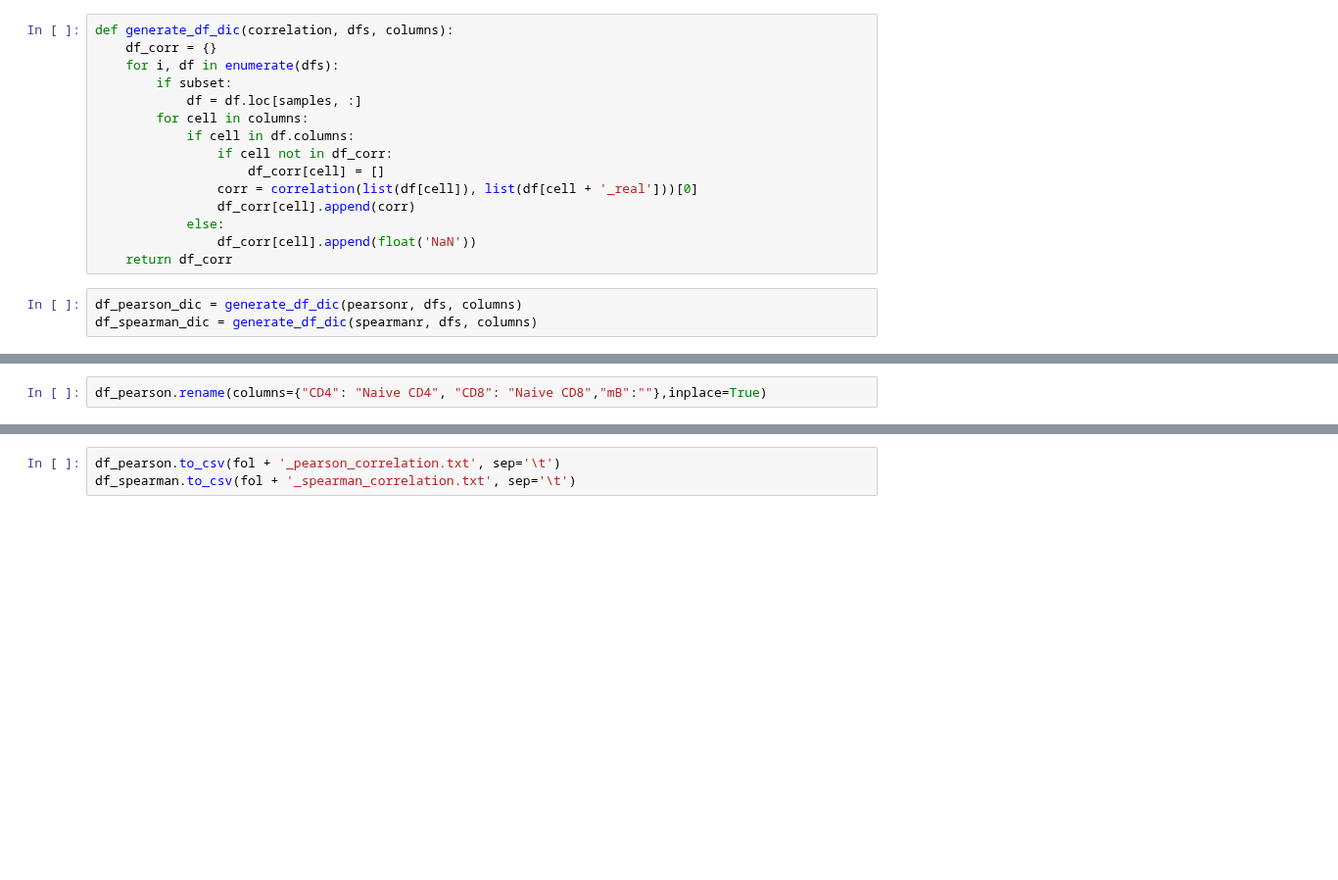
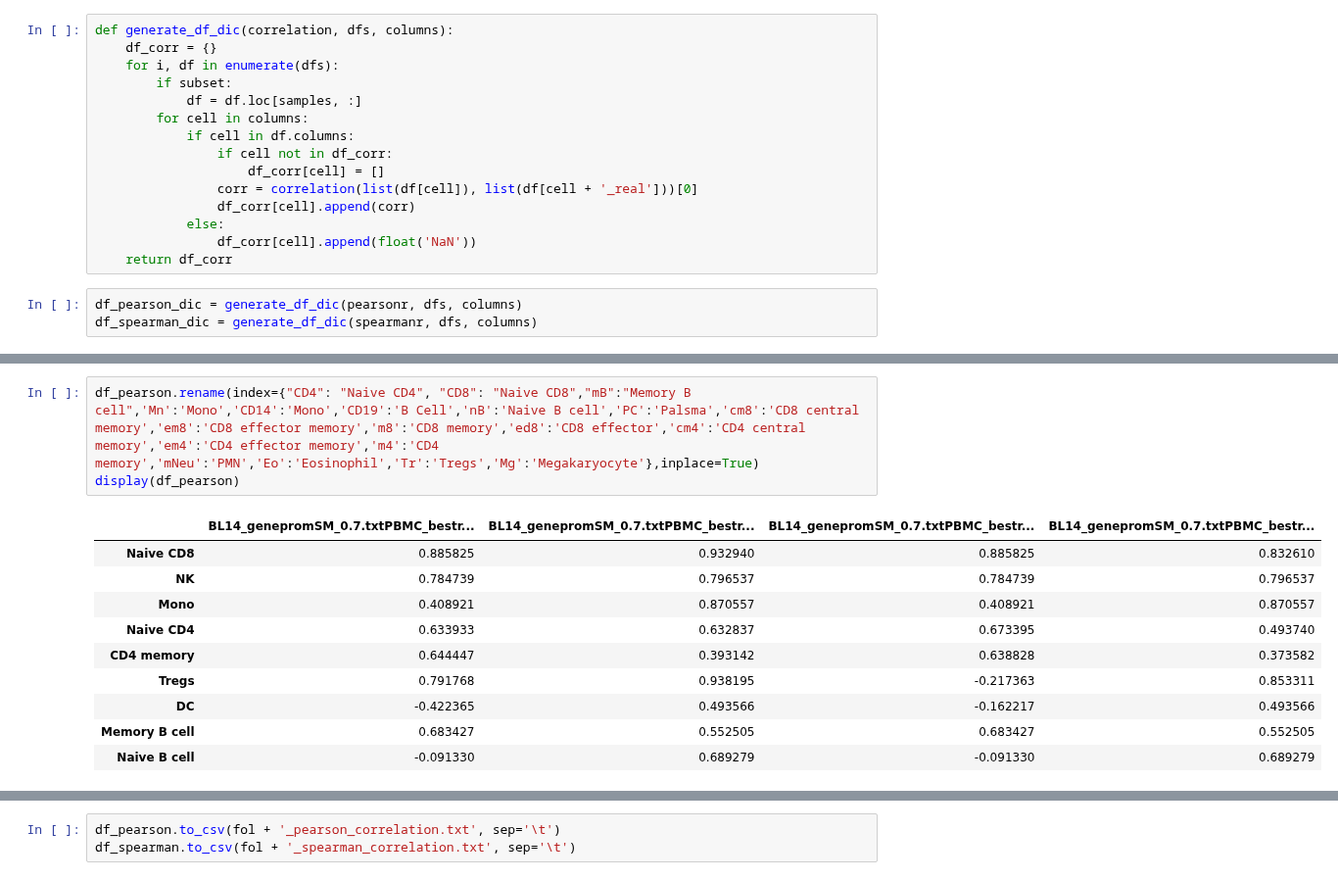
Before and after one commit to Irfanwustl/Research_code, a Jupyter notebook: Bilge/methodsummary/method_correlation_new_cellrenamed.ipynb, the cells around one changed output, grey strips where cells are left out. Shown at 98% size. Cells and saved outputs as stored; diff of their text form; blank space fills up the shorter version.

```diff
--- a/Bilge/methodsummary/method_correlation_new_cellrenamed.ipynb
+++ b/Bilge/methodsummary/method_correlation_new_cellrenamed.ipynb
@@ -91,2 +91,14 @@ display(df_pearson)
-# %%
-df_pearson.rename(columns={"CD4": "Naive CD4", "CD8": "Naive CD8","mB":""},inplace=True)
+# %%
+df_pearson.rename(index={"CD4": "Naive CD4", "CD8": "Naive CD8","mB":"Memory B cell",'Mn':'Mono','CD14':'Mono','CD19':'B Cell','nB':'Naive B cell','PC':'Palsma','cm8':'CD8 central memory','em8':'CD8 effector memory','m8':'CD8 memory','ed8':'CD8 effector','cm4':'CD4 central memory','em4':'CD4 effector memory','m4':'CD4 memory','mNeu':'PMN','Eo':'Eosinophil','Tr':'Tregs','Mg':'Megakaryocyte'},inplace=True)
+display(df_pearson)
+# %% [output]
+|  | BL14_genepromSM_0.7.txtPBMC_bestr... | BL14_genepromSM_0.7.txtPBMC_bestr... | BL14_genepromSM_0.7.txtPBMC_bestr... | BL14_genepromSM_0.7.txtPBMC_bestr... |
+| Naive CD8 | 0.885825 | 0.932940 | 0.885825 | 0.832610 |
+| NK | 0.784739 | 0.796537 | 0.784739 | 0.796537 |
+| Mono | 0.408921 | 0.870557 | 0.408921 | 0.870557 |
+| Naive CD4 | 0.633933 | 0.632837 | 0.673395 | 0.493740 |
+| CD4 memory | 0.644447 | 0.393142 | 0.638828 | 0.373582 |
+| Tregs | 0.791768 | 0.938195 | -0.217363 | 0.853311 |
+| DC | -0.422365 | 0.493566 | -0.162217 | 0.493566 |
+| Memory B cell | 0.683427 | 0.552505 | 0.683427 | 0.552505 |
+| Naive B cell | -0.091330 | 0.689279 | -0.091330 | 0.689279 |
```
Also changed, not shown: parts of 6 cells of this notebook.
